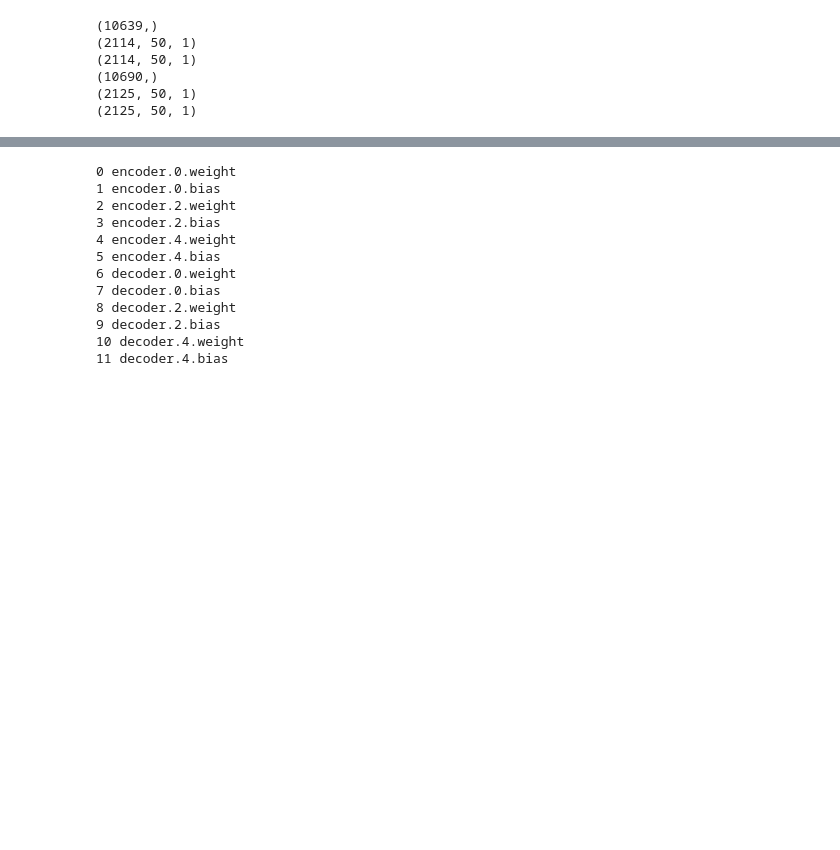
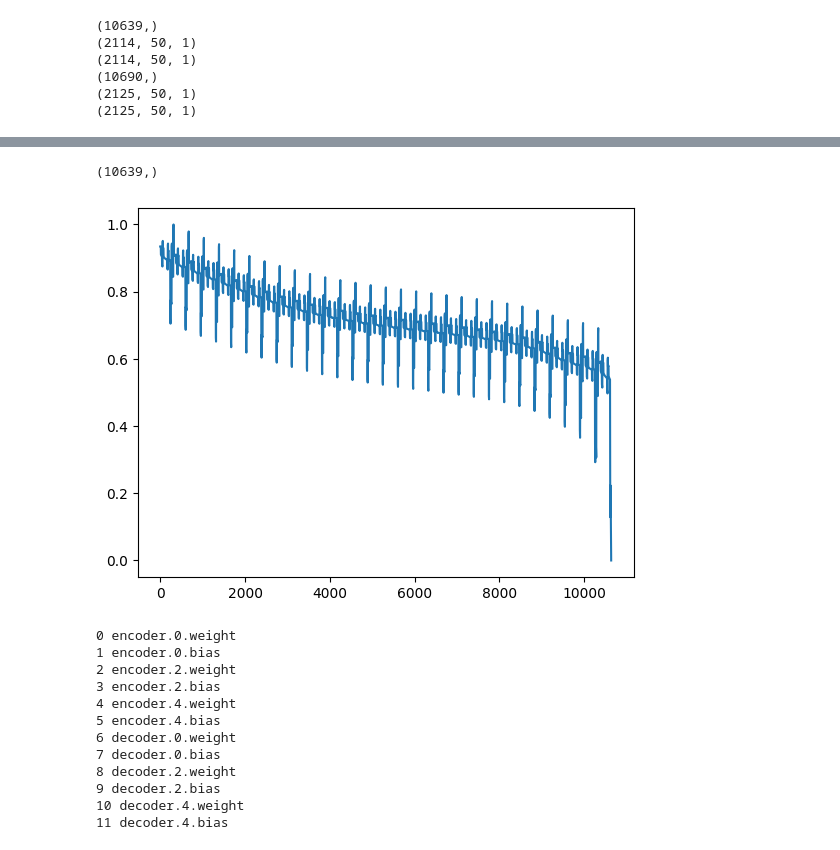
Before and after one commit to fertile04/HoHo, a Jupyter notebook: SOC_tf_0811/AE_prac.ipynb, the cells around one changed output, grey strips where cells are left out. Saved outputs shown, nothing was run; the diff lists cells and outputs as text; code cells hidden in the pictures; blank space fills up the shorter version.

```diff
--- a/SOC_tf_0811/AE_prac.ipynb
+++ b/SOC_tf_0811/AE_prac.ipynb
@@ -261,3 +281,35 @@ tensor(1.0022)
+# %%
+class gurim(Dataset):
+    def __init__(self, file_path, enc_seq_len, target_seq_len, x_size, stride=5):
+        df = pd.read_csv(file_path)
+
+
+
+        self.src_v = df.iloc[x_size:, 7:8].values #V
+        self.src_v = self.src_v.squeeze()
+        self.src_v = mm_scaler.fit_transform(self.src_v.reshape(-1, 1))
+        self.src_v = self.src_v.squeeze()
+        print(self.src_v.shape)
+        plt.plot(self.src_v)
+
+
+        self.length = len(df) - x_size
+        num_samples = (self.length - enc_seq_len - target_seq_len) // stride + 1 #stride씩 움직일 때 생기는 총 sample 개수
+
+        src_v = np.zeros([enc_seq_len, num_samples])
+        self.len = len(src_v)
+
+    def __getitem__(self, i):
+        # return self.src_v[i], self.src_c[i], self.trg[i, :-1], self.trg[i, 1:]
+        return self.src_v[i]
+
+    def __len__(self):
+        return self.len
+# %%
+train_ = gurim("DST_80.csv", 50, 20, 1919, stride=5)
+# %% [output]
+(10639,)
+[figure, added]
 # %%
 i = 0
 for name, param in autoencoder.named_parameters():  # named_parameters 가중치 뽑아주는 함수
```
Also changed, not shown: parts of 5 cells of this notebook, 44 other files.
